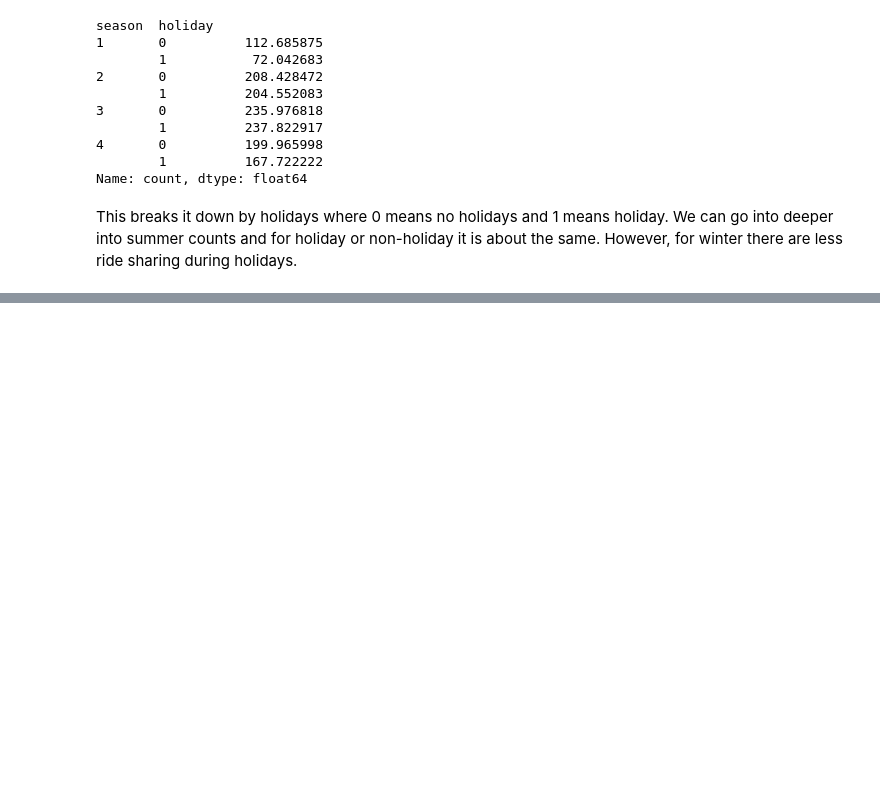
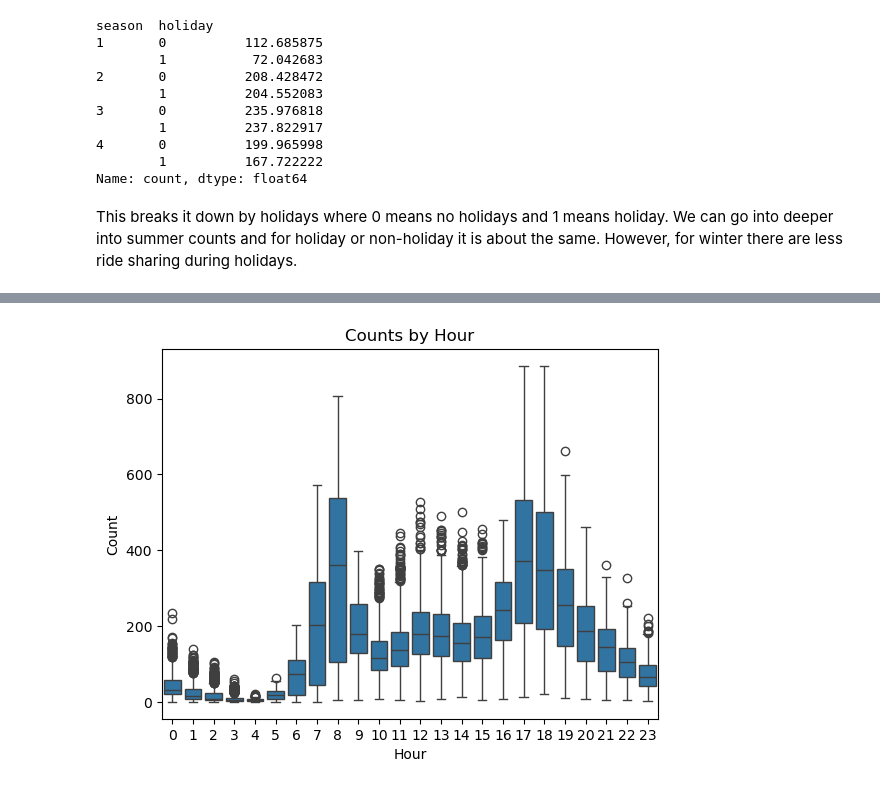
Before and after one commit to brieng314/DiveIntoDS, a Jupyter notebook: dive_into_DS.ipynb, the cells around one changed output, grey strips where cells are left out. Cells and saved outputs as stored; diff of their text form; code cells hidden in the pictures; blank space fills up the shorter version.

```diff
--- a/dive_into_DS.ipynb
+++ b/dive_into_DS.ipynb
@@ -131,0 +179,8 @@ This breaks it down by holidays where 0 means no holidays and 1 means holiday. W
+# %%
+sns.boxplot(x='hr', y='registered',data=hour)
+plt.xlabel("Hour")
+plt.ylabel("Count")
+plt.title("Counts by Hour")
+plt.show()
+# %% [output]
+[figure, added]
```
Also changed, not shown: parts of 11 cells of this notebook.
